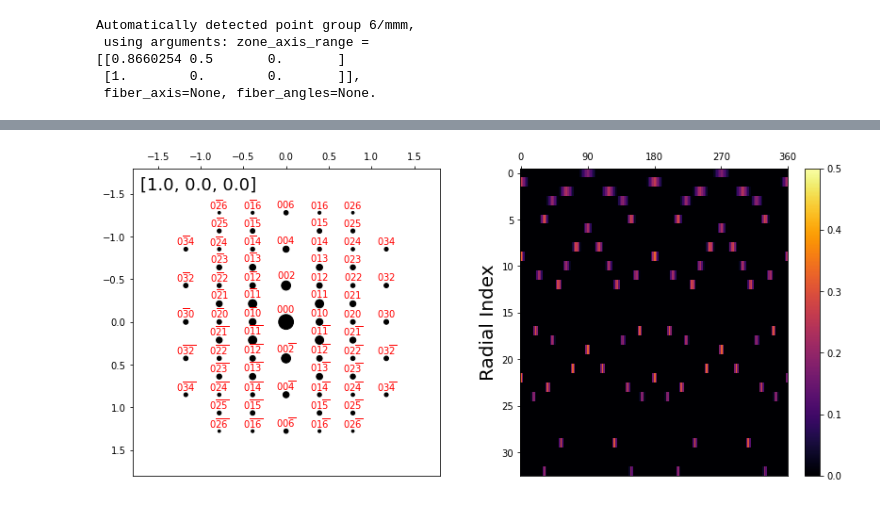
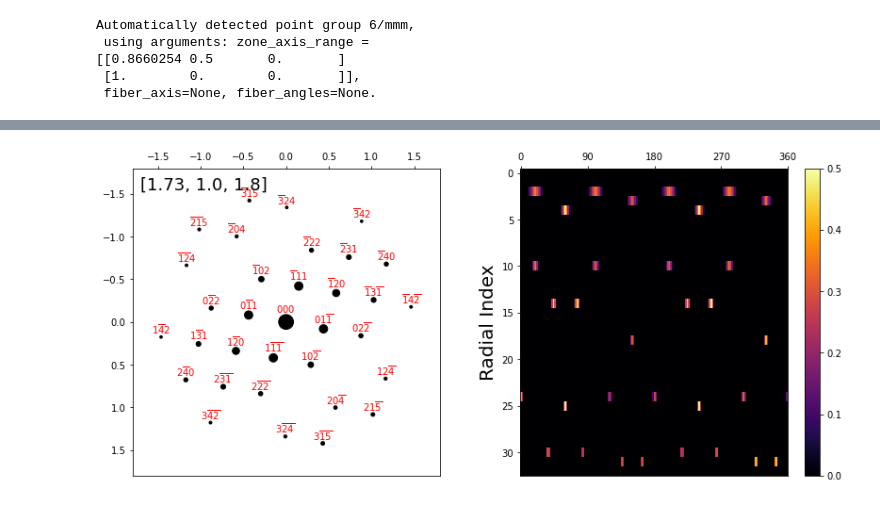
Before and after one commit to py4dstem/py4DSTEM_tutorials, a Jupyter notebook: notebooks/acom/ACOM_basics_02_hexagonal.ipynb, the cells around one changed output, grey strips where cells are left out. Saved outputs shown, nothing was run; the diff lists cells and outputs as text; code cells hidden in the pictures.

```diff
--- a/notebooks/acom/ACOM_basics_02_hexagonal.ipynb
+++ b/notebooks/acom/ACOM_basics_02_hexagonal.ipynb
@@ -212,13 +217,13 @@ fig, ax = crystal.plot_orientation_zones(
 # %%
 # Plot some of the orientation plans
 fig, ax = crystal.plot_orientation_plan(
 #     zone_axis_plot=[3,0,1],
 #     zone_axis_plot=[1,2,3],
-    zone_axis_miller=[1,-1,0,0],
+    zone_axis_lattice=[1,0,-1,1],
     returnfig=True,
 );
 # %% [output]
-[figure, old version]
+[figure, new version]
 # %%
 # Save the zone axes orientation map
 # fig.savefig('plot_03_plan_05.pdf')
```
Also changed, not shown: parts of 11 cells of this notebook, 2 other files.
